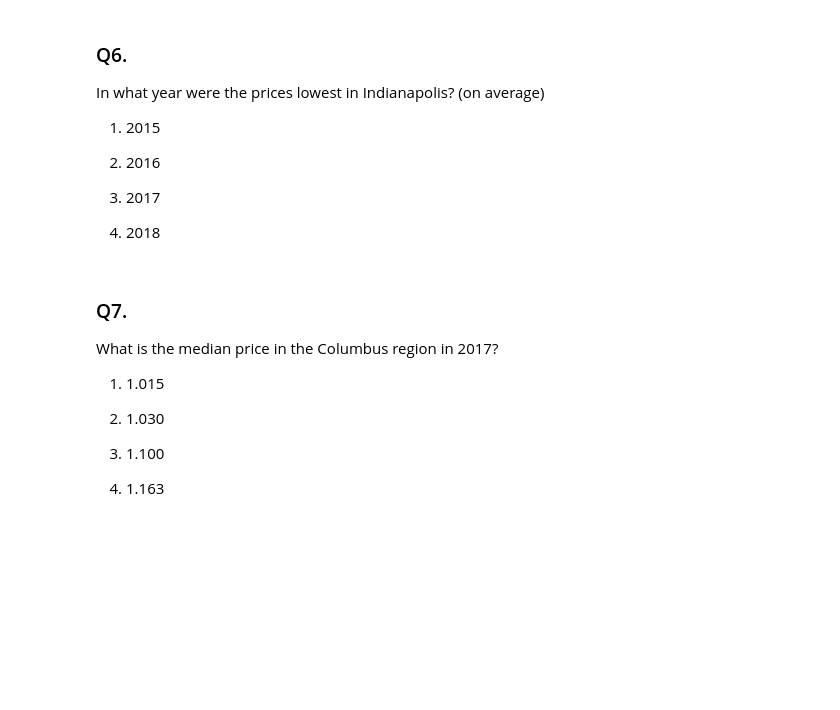
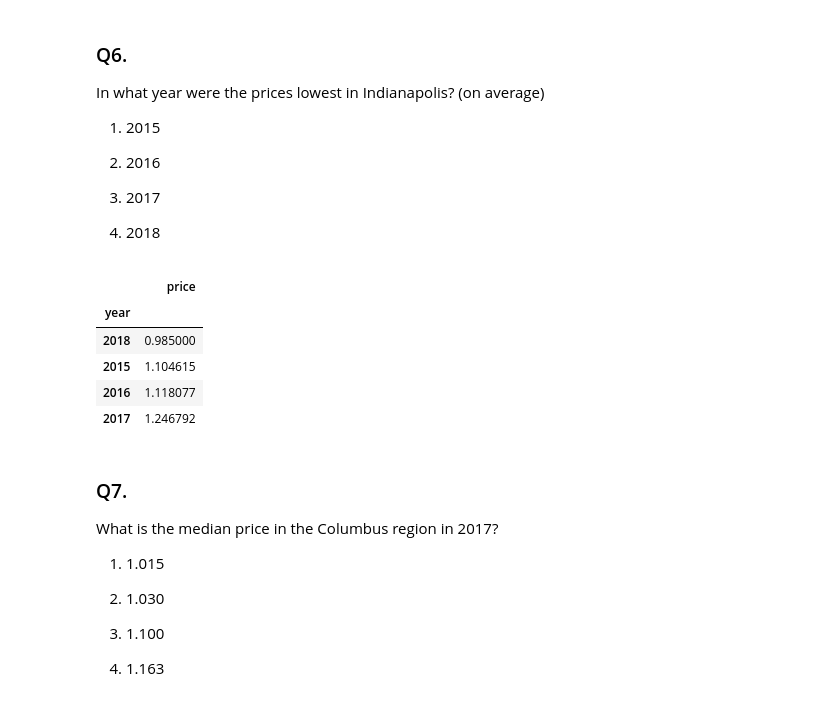
Before and after one commit to MatanTalvi10/Intro-To-DS, a Jupyter notebook: HW2.ipynb, the cells around one changed output. Saved outputs shown, nothing was run; the diff lists cells and outputs as text; code cells hidden in the pictures; blank space fills up the shorter version.

```diff
--- a/HW2.ipynb
+++ b/HW2.ipynb
@@ -121,4 +188,13 @@ In what year were the prices lowest in Indianapolis? (on average)
 3. 2017
 
 4. 2018
+# %%
+df_avocado.loc[(df_avocado['region'] == 'Indianapolis')].groupby('year').agg({'price':'mean'}).sort_values('price')
+# %% [output]
+|  | price |
+| year |  |
+| 2018 | 0.985000 |
+| 2015 | 1.104615 |
+| 2016 | 1.118077 |
+| 2017 | 1.246792 |
 # %%
```
Also changed, not shown: parts of 15 cells of this notebook.
